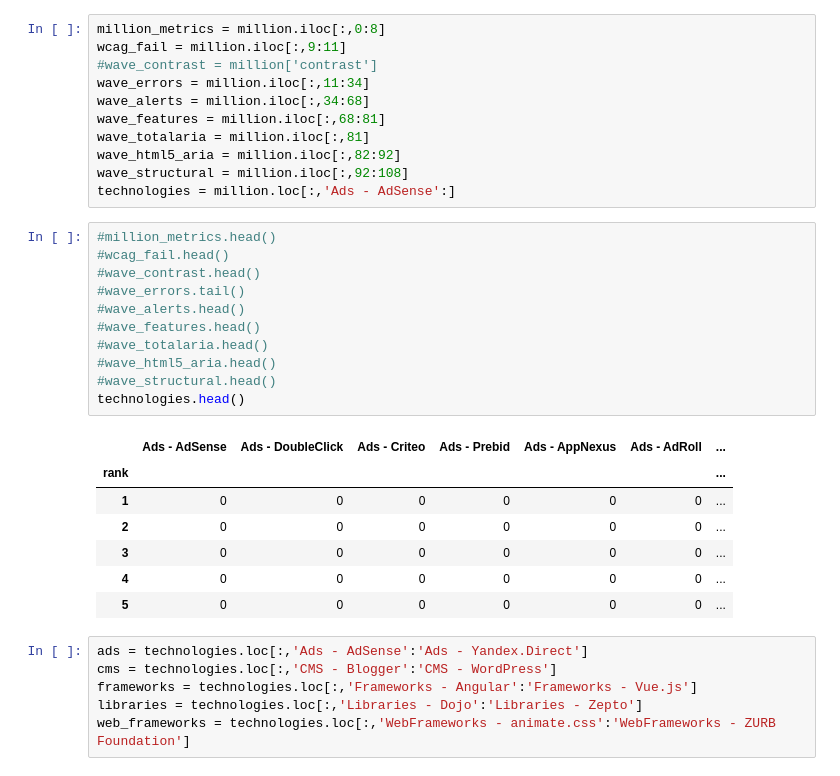
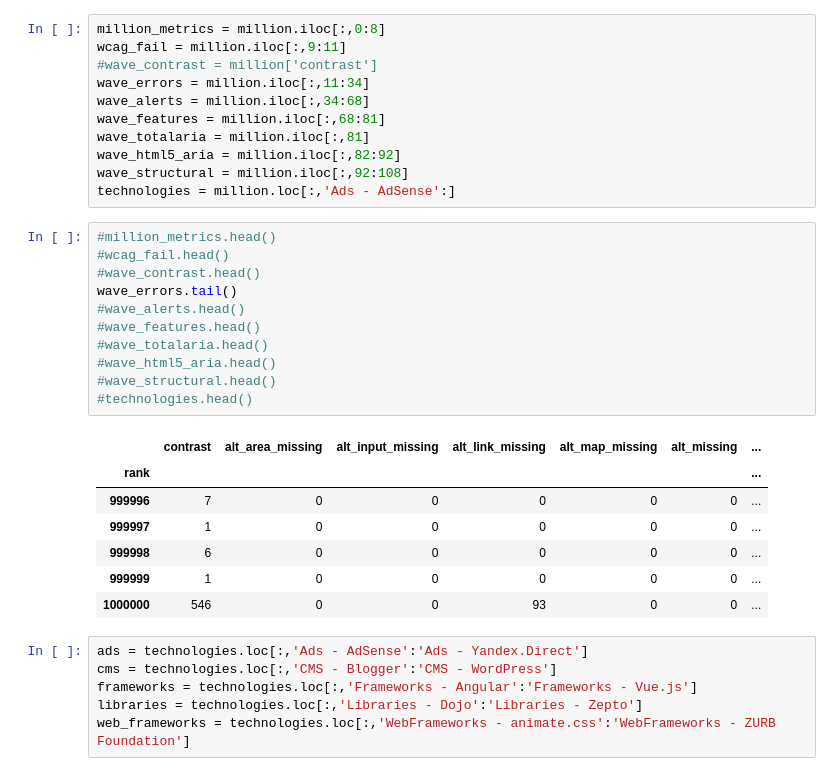
Before and after one commit to McKlayne/WebAIM-Million, a Jupyter notebook: McKlayne.ipynb, the cells around one changed output. Drawn from its saved outputs; the diff is of its cells as text.

```diff
--- a/McKlayne.ipynb
+++ b/McKlayne.ipynb
@@ -89,22 +89,22 @@ technologies = million.loc[:,'Ads - AdSense':]
 # %%
 #million_metrics.head()
 #wcag_fail.head()
 #wave_contrast.head()
-#wave_errors.tail()
+wave_errors.tail()
 #wave_alerts.head()
 #wave_features.head()
 #wave_totalaria.head()
 #wave_html5_aria.head()
 #wave_structural.head()
-technologies.head()
+#technologies.head()
 # %% [output]
-|  | Ads - AdSense | Ads - DoubleClick | Ads - Criteo | Ads - Prebid | Ads - AppNexus | Ads - AdRoll | ... |
+|  | contrast | alt_area_missing | alt_input_missing | alt_link_missing | alt_map_missing | alt_missing | ... |
 | rank |  |  |  |  |  |  | ... |
-| 1 | 0 | 0 | 0 | 0 | 0 | 0 | ... |
-| 2 | 0 | 0 | 0 | 0 | 0 | 0 | ... |
-| 3 | 0 | 0 | 0 | 0 | 0 | 0 | ... |
-| 4 | 0 | 0 | 0 | 0 | 0 | 0 | ... |
-| 5 | 0 | 0 | 0 | 0 | 0 | 0 | ... |
+| 999996 | 7 | 0 | 0 | 0 | 0 | 0 | ... |
+| 999997 | 1 | 0 | 0 | 0 | 0 | 0 | ... |
+| 999998 | 6 | 0 | 0 | 0 | 0 | 0 | ... |
+| 999999 | 1 | 0 | 0 | 0 | 0 | 0 | ... |
+| 1000000 | 546 | 0 | 0 | 93 | 0 | 0 | ... |
 # %%
 ads = technologies.loc[:,'Ads - AdSense':'Ads - Yandex.Direct']
 cms = technologies.loc[:,'CMS - Blogger':'CMS - WordPress']
```
Also changed, not shown: parts of 8 cells of this notebook.
